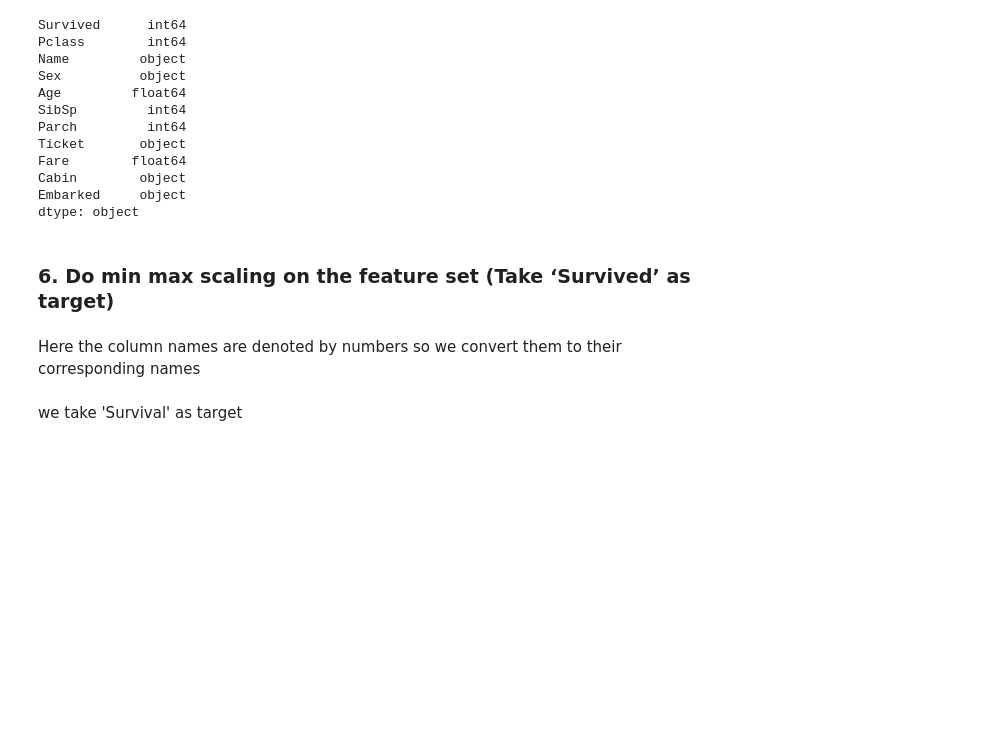
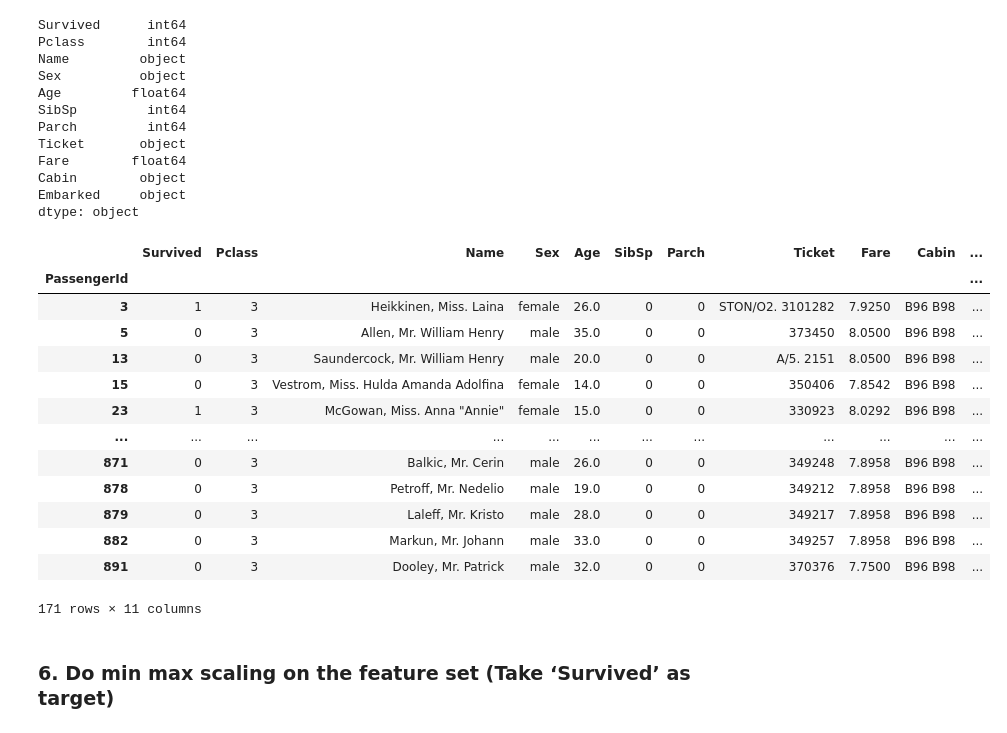
Before and after one commit to arjunksreedhar/assignment, a Jupyter notebook: Case Study 5 on Preprocessing.ipynb, the cells around one changed output. Cells and saved outputs as stored; diff of their text form; code cells hidden in the pictures; blank space fills up the shorter version.

```diff
--- a/Case Study 5 on Preprocessing.ipynb
+++ b/Case Study 5 on Preprocessing.ipynb
@@ -256,7 +256,24 @@ Fare        float64
 Cabin        object
 Embarked     object
 dtype: object
+# %%
+dataa=data
+# %%
+dataa
+# %% [output]
+|  | Survived | Pclass | Name | Sex | Age | SibSp | Parch | Ticket | Fare | Cabin | ... |
+| PassengerId |  |  |  |  |  |  |  |  |  |  | ... |
+| 3 | 1 | 3 | Heikkinen, Miss. Laina | female | 26.0 | 0 | 0 | STON/O2. 3101282 | 7.9250 | B96 B98 | ... |
+| 5 | 0 | 3 | Allen, Mr. William Henry | male | 35.0 | 0 | 0 | 373450 | 8.0500 | B96 B98 | ... |
+| 13 | 0 | 3 | Saundercock, Mr. William Henry | male | 20.0 | 0 | 0 | A/5. 2151 | 8.0500 | B96 B98 | ... |
+| 15 | 0 | 3 | Vestrom, Miss. Hulda Amanda Adolfina | female | 14.0 | 0 | 0 | 350406 | 7.8542 | B96 B98 | ... |
+| 23 | 1 | 3 | McGowan, Miss. Anna "Annie" | female | 15.0 | 0 | 0 | 330923 | 8.0292 | B96 B98 | ... |
+| ... | ... | ... | ... | ... | ... | ... | ... | ... | ... | ... | ... |
+| 871 | 0 | 3 | Balkic, Mr. Cerin | male | 26.0 | 0 | 0 | 349248 | 7.8958 | B96 B98 | ... |
+| 878 | 0 | 3 | Petroff, Mr. Nedelio | male | 19.0 | 0 | 0 | 349212 | 7.8958 | B96 B98 | ... |
+| 879 | 0 | 3 | Laleff, Mr. Kristo | male | 28.0 | 0 | 0 | 349217 | 7.8958 | B96 B98 | ... |
+| 882 | 0 | 3 | Markun, Mr. Johann | male | 33.0 | 0 | 0 | 349257 | 7.8958 | B96 B98 | ... |
+| 891 | 0 | 3 | Dooley, Mr. Patrick | male | 32.0 | 0 | 0 | 370376 | 7.7500 | B96 B98 | ... |
+171 rows × 11 columns
 # %% [markdown]
 ### 6. Do min max scaling on the feature set (Take ‘Survived’ as target)
-# %% [markdown]
-Here the column names are denoted by numbers so we convert them to their corresponding names
@@ -265,2 +279,0 @@ data=pd.get_dummies(data)
-# %% [markdown]
-we take 'Survival' as target
```
Also changed, not shown: parts of 44 cells of this notebook.
